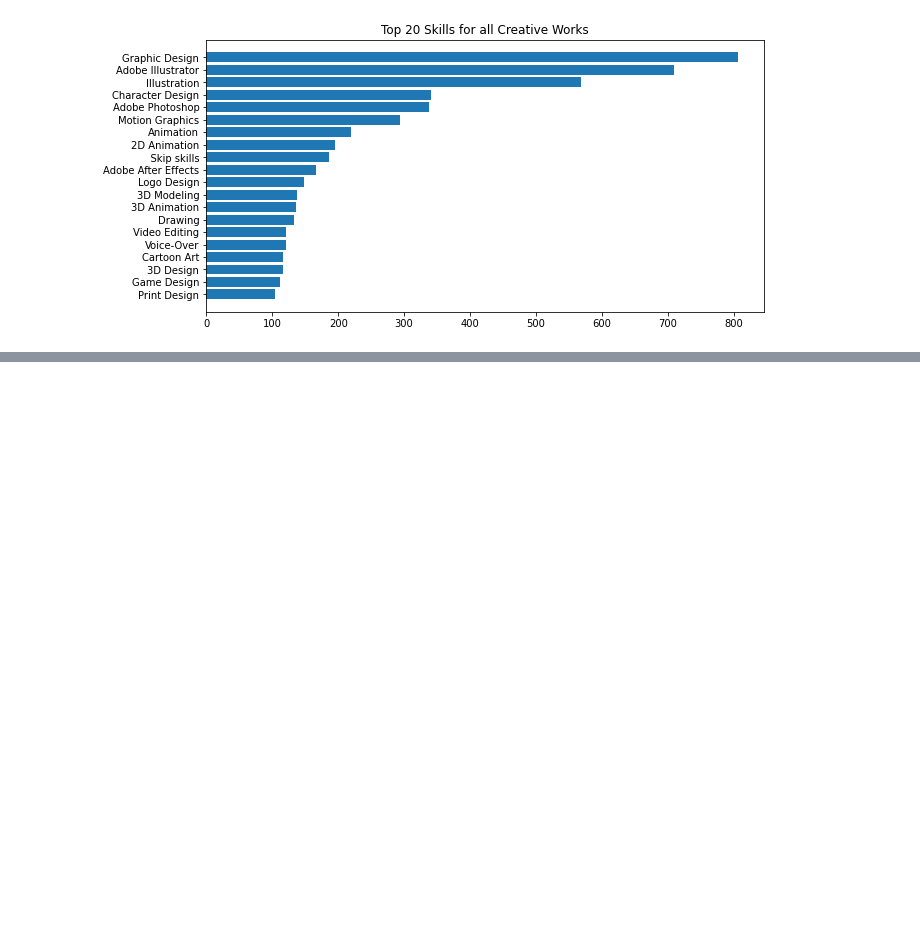
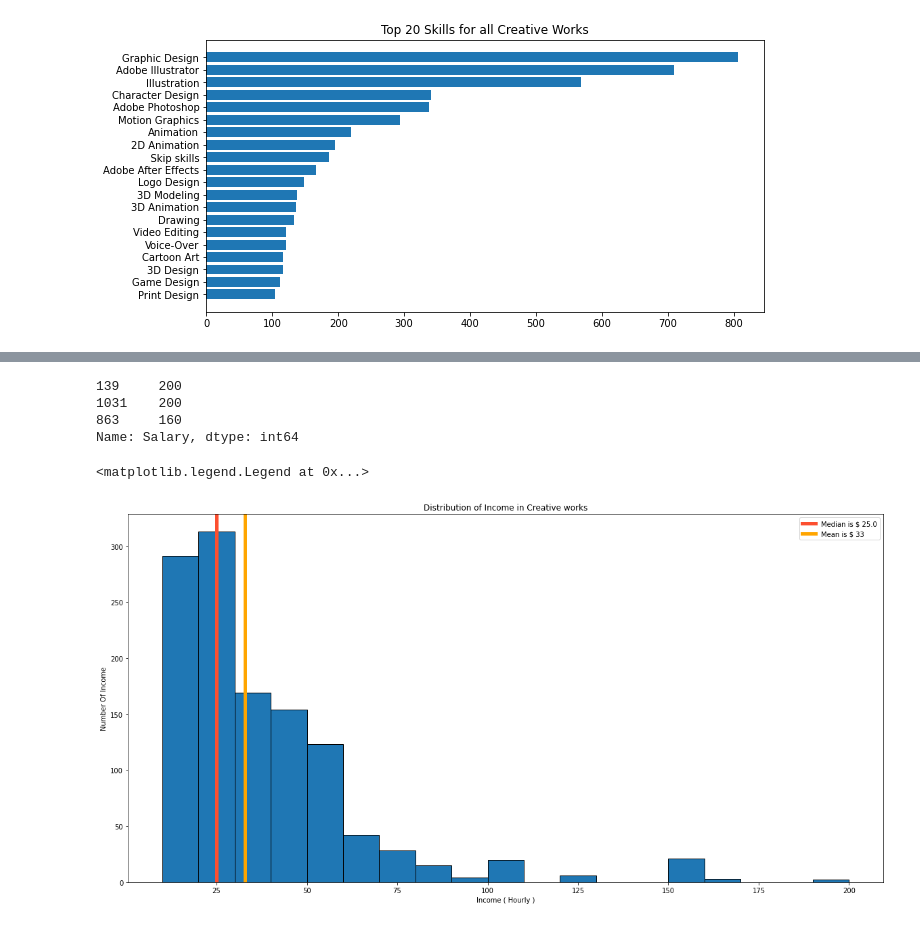
Before and after one commit to jvicrosario1106/husay_project_task, a Jupyter notebook: Data Analysis/Upwork Analysis/compilation.ipynb, the cells around one changed output, grey strips where cells are left out. Drawn from its saved outputs; the diff is of its cells as text; code cells hidden in the pictures; blank space fills up the shorter version.

```diff
--- a/Data Analysis/Upwork Analysis/compilation.ipynb
+++ b/Data Analysis/Upwork Analysis/compilation.ipynb
@@ -167,0 +167,42 @@ final_budget["Est.Proj-Budget"].astype(int).mean()
+# %%
+merge["Job Type"] = merge["Job Type"].str.replace("Hourly:","")
+merge["Job Type"] = merge["Job Type"].str.replace("Fixed-price","")
+merge["Job Type"] = merge["Job Type"].str.replace("Hourly","")
+merge["Job Type"] = merge["Job Type"].str.replace("$","")
+merge["Job Type"] = merge["Job Type"].str.split("-")
+# %%
+salary_append = []
+
+morethan = merge.loc[merge["Job Type"].str.len() > 1,"Job Type"]
+morethan = morethan.reset_index()
+morethan = morethan["Job Type"]
+
+
+for i in range(len(morethan)):
+    get_salary = morethan[i]
+    for j in range(len(get_salary)):
+        salary_append.append(get_salary[j])
+# %%
+salary_append = [str(i).strip() for i in salary_append]
+salary_append = [int(float(i)) for i in salary_append]
+# %%
+df_salary = pd.DataFrame(salary_append, columns=["Salary"])
+df_salary["Salary"].nlargest(3)
+# %% [output]
+139     200
+1031    200
+863     160
+Name: Salary, dtype: int64
+# %%
+bins = [10,20,30,40,50,60,70,80,90,100,110,120,130,140,150,160,170,180,190,200]
+plt.figure(figsize=(20,10))
+plt.hist(df_salary,bins=bins,edgecolor="black")
+plt.ylabel("Number Of Income")
+plt.xlabel("Income ( Hourly )")
+plt.title("Distribution of Income in Creative works")
+plt.axvline(df_salary["Salary"].median(), linewidth=5,color="#fc4f30", label="Median is $ {}".format(df_salary["Salary"].median()))
+plt.axvline(df_salary["Salary"].mean(), linewidth=5,color="orange", label="Mean is $ {}".format(round(df_salary["Salary"].mean()),2))
+plt.legend()
+# %% [output]
+<matplotlib.legend.Legend at 0x...>
+[figure, added]
```
Also changed, not shown: parts of 2 cells of this notebook, 1 other file.
